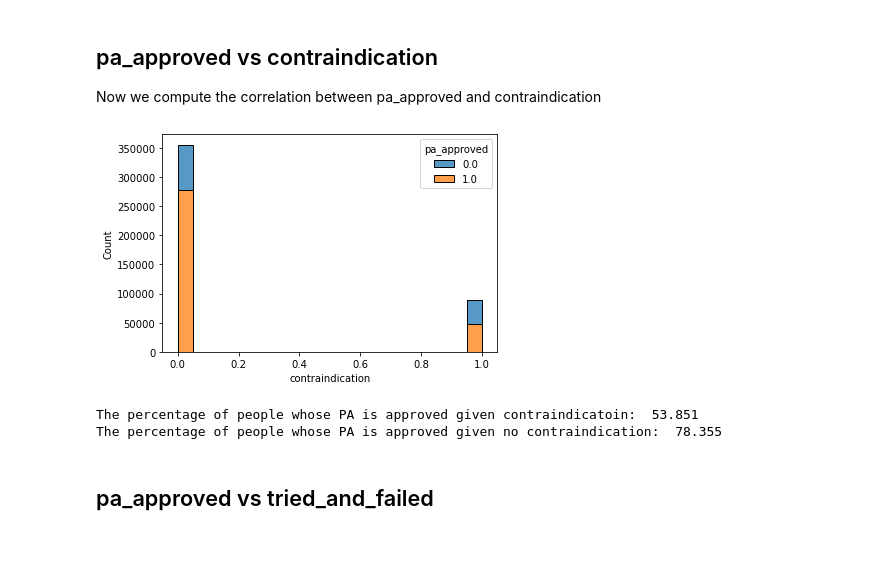
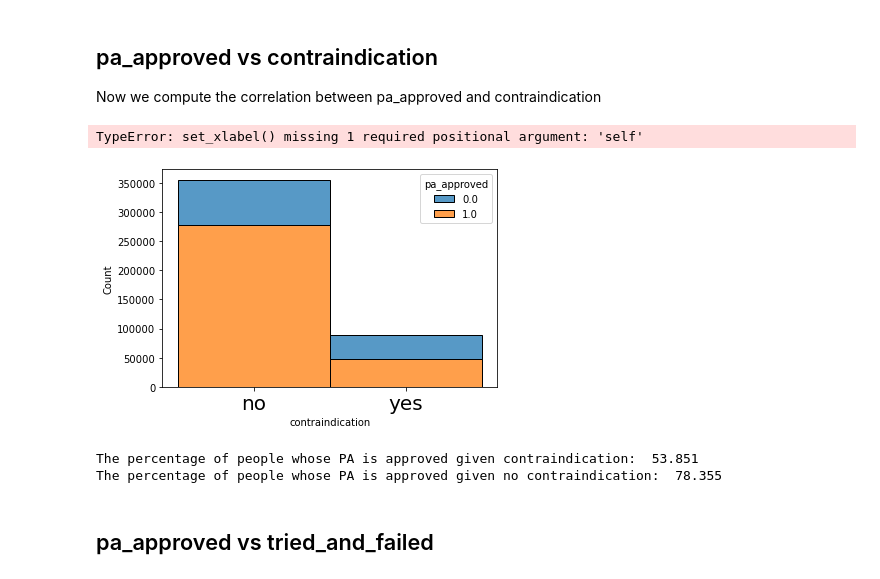
Before and after one commit to sanalsprasad/ErdosProject, a Jupyter notebook: Data_exploration.ipynb, the cells around one changed output. Cells and saved outputs as stored; diff of their text form; code cells hidden in the pictures; blank space fills up the shorter version.

```diff
--- a/Data_exploration.ipynb
+++ b/Data_exploration.ipynb
@@ -47,18 +48,21 @@ The percentage of people whose PA is approved given that their diagnosis is inco
 Now we compute the correlation between pa_approved and contraindication
 # %%
 plt.figure()
-sns.histplot(cmm_pa_train, x='contraindication', hue = 'pa_approved',multiple = 'stack')
+sns.histplot(cmm_pa_train, x='contraindication', hue = 'pa_approved',multiple = 'stack',discrete=True)
+plt.xticks(ticks=[0,1], labels=["no","yes"],fontsize=20)
+matplotlib.axes.Axes.set_xlabel(xlabel='Contraindication',fontsize=30)
 plt.show()
 # %% [output]
+TypeError: set_xlabel() missing 1 required positional argument: 'self'
-[figure, old version]
+[figure, new version]
 # %%
-print("The percentage of people whose PA is approved given contraindicatoin: "
+print("The percentage of people whose PA is approved given contraindication: "
       , percentage_given(cmm_pa_train,'pa_approved',1,'contraindication',1))
 
 print("The percentage of people whose PA is approved given no contraindication: "
       , percentage_given(cmm_pa_train,'pa_approved',1,'contraindication',0))
 # %% [output]
-The percentage of people whose PA is approved given contraindicatoin:  53.851
+The percentage of people whose PA is approved given contraindication:  53.851
 The percentage of people whose PA is approved given no contraindication:  78.355
 # %% [markdown]
 ## pa_approved vs tried_and_failed
```
Also changed, not shown: parts of 7 cells of this notebook.
